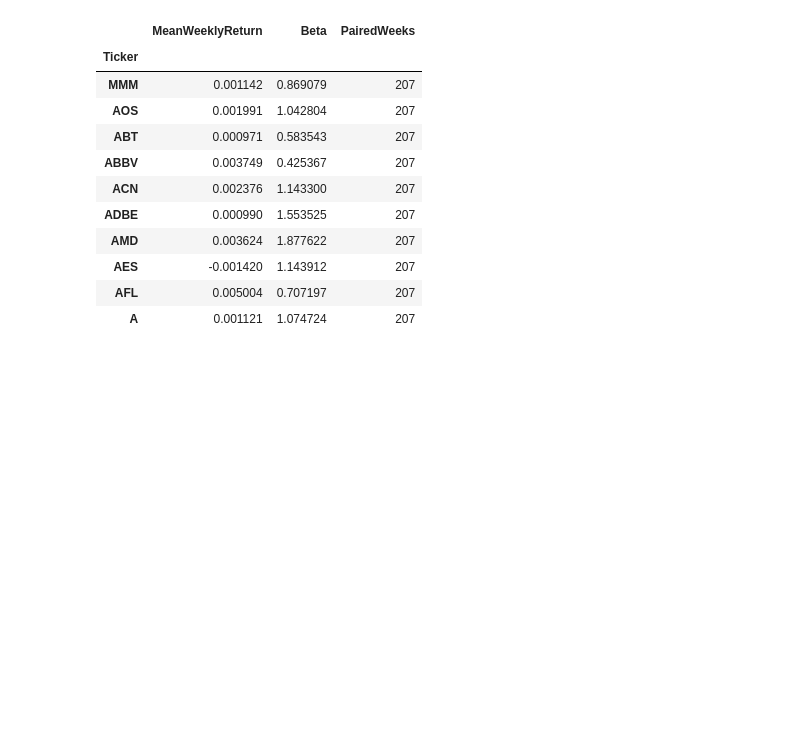
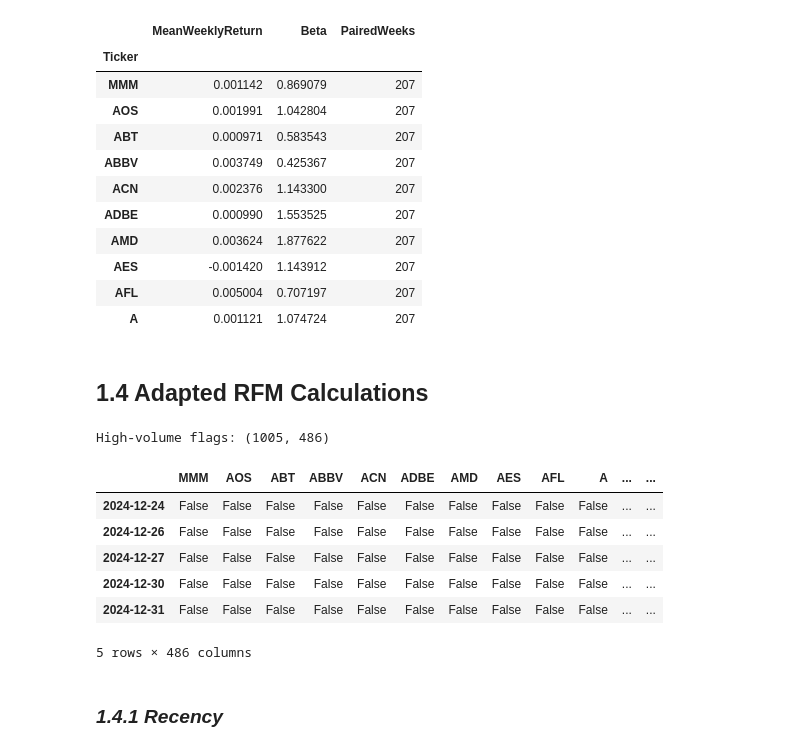
Before and after one commit to iffathsaleem/RFM-Market-Analysis-Stock-Segmentation., a Jupyter notebook: Market_Analysis_and_Stock_Segmentation_Using_RFM_CW.ipynb, the cells around one changed output. Drawn from its saved outputs; the diff is of its cells as text; code cells hidden in the pictures; blank space fills up the shorter version.

```diff
--- a/Market_Analysis_and_Stock_Segmentation_Using_RFM_CW.ipynb
+++ b/Market_Analysis_and_Stock_Segmentation_Using_RFM_CW.ipynb
@@ -496,3 +487,37 @@ return_df.head(10)
 | AES | -0.001420 | 1.143912 | 207 |
 | AFL | 0.005004 | 0.707197 | 207 |
 | A | 0.001121 | 1.074724 | 207 |
+# %% [markdown]
+## 1.4 Adapted RFM Calculations
+# %%
+event_details = {}
+# %%
+for ticker, data in shares_data.items():
+    data = data.loc[:observation_date].copy()
+    pass
+
+    average_volume = data['Volume'].shift(1).rolling(20, min_periods=20).mean()
+    data['Previous20Mean'] = average_volume
+    data['Threshold'] = 2 * average_volume
+    data['HighVolume'] = (data['Volume'] > data['Threshold']) & average_volume.notna()
+    data['DailyTradedValue'] = data['Close'] * data['Volume']
+    data['InFinal60'] = data.index.isin(data.tail(60).index)
+    pass
+    event_details[ticker] = data
+# %%
+high_volume_days = pd.DataFrame({
+    ticker: data['HighVolume'] for ticker, data in event_details.items()
+})
+print('High-volume flags:', high_volume_days.shape)
+high_volume_days.tail()
+# %% [output]
+High-volume flags: (1005, 486)
+|  | MMM | AOS | ABT | ABBV | ACN | ADBE | AMD | AES | AFL | A | ... | ... |
+| 2024-12-24 | False | False | False | False | False | False | False | False | False | False | ... | ... |
+| 2024-12-26 | False | False | False | False | False | False | False | False | False | False | ... | ... |
+| 2024-12-27 | False | False | False | False | False | False | False | False | False | False | ... | ... |
+| 2024-12-30 | False | False | False | False | False | False | False | False | False | False | ... | ... |
+| 2024-12-31 | False | False | False | False | False | False | False | False | False | False | ... | ... |
+5 rows × 486 columns
+# %% [markdown]
+### *1.4.1 Recency*
```
Also changed, not shown: parts of 30 cells of this notebook.
